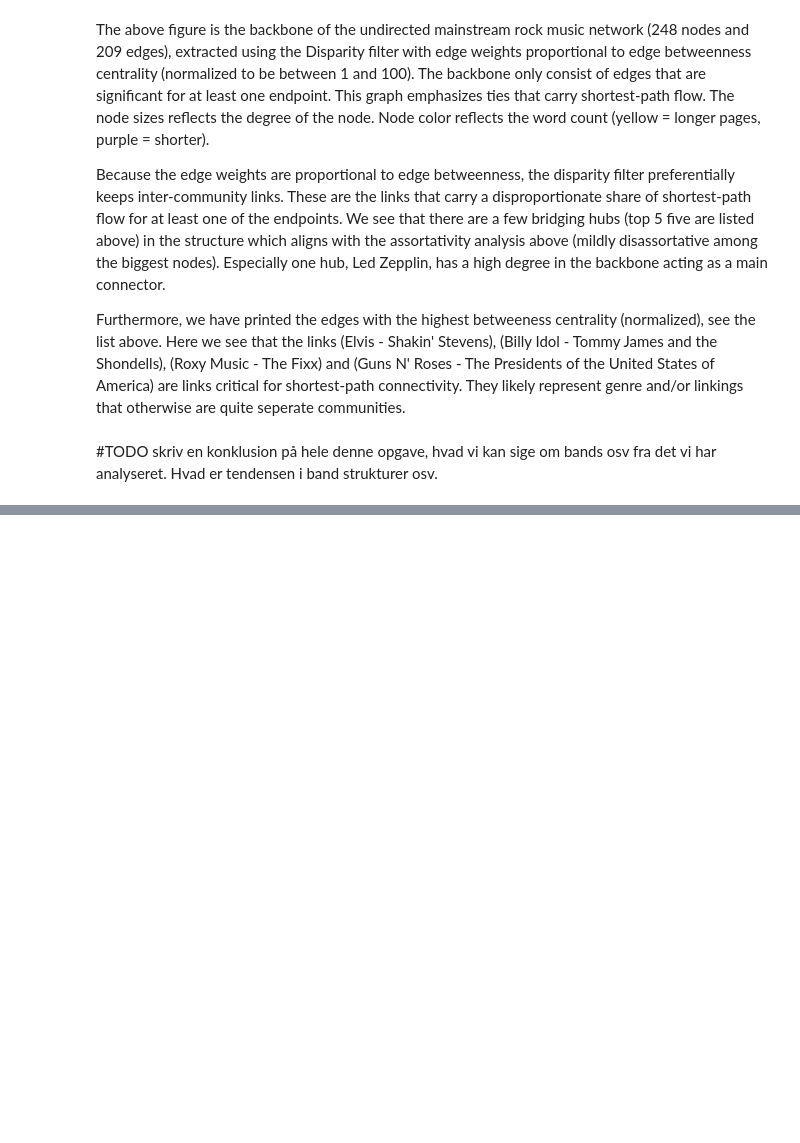
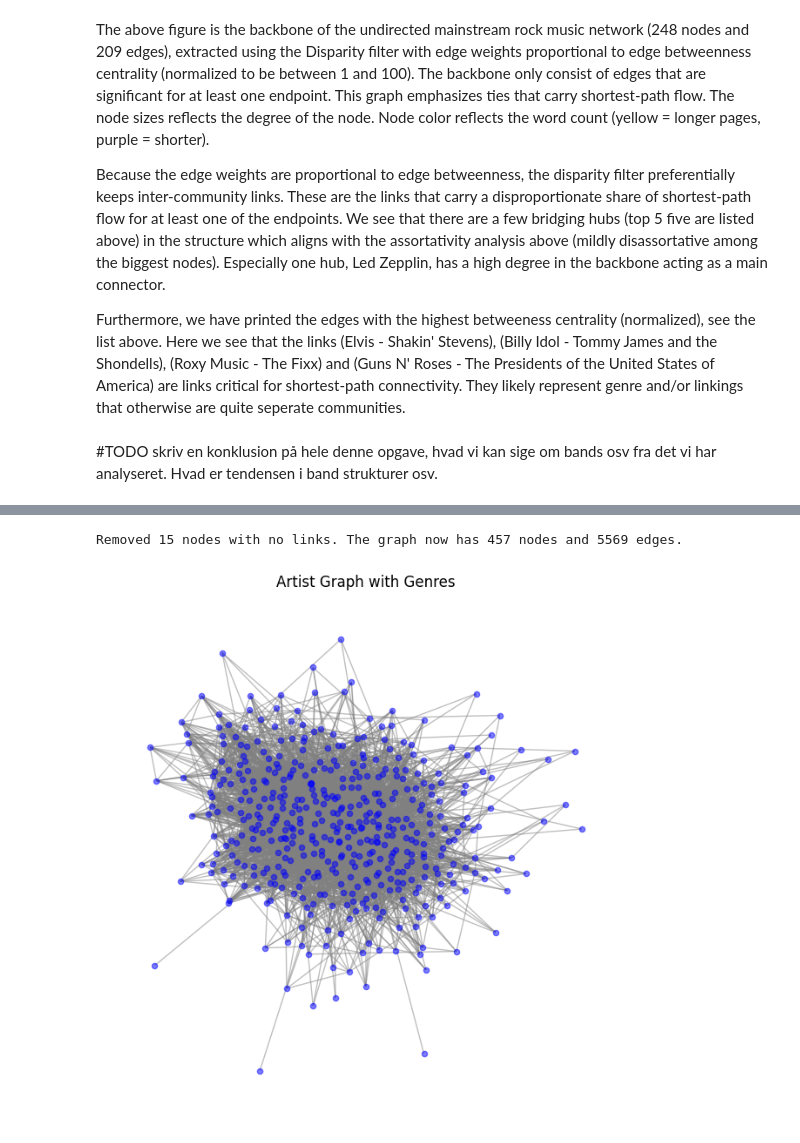
Before and after one commit to noanorgaard/SocialGraphs, a Jupyter notebook: Assignment2/Assignment2.ipynb, the cells around one changed output, grey strips where cells are left out. Cells and saved outputs as stored; diff of their text form; code cells hidden in the pictures; blank space fills up the shorter version.

```diff
--- a/Assignment2/Assignment2.ipynb
+++ b/Assignment2/Assignment2.ipynb
@@ -452,0 +704,35 @@ Furthermore, we have printed the edges with the highest betweeness centrality (n
+# %%
+# Create an empty graph
+G_artists = nx.Graph()
+
+# Add nodes to the graph from the artists_with_genres
+# The keys of the dictionary are the artist names (nodes)
+# The values are the lists of genres (attributes)
+for artist, genres in artists_with_genres.items():
+    G_artists.add_node(artist, genres=genres)
+
+# Load the original links graph from Assignment 1
+#G_links = nx.read_graphml(r"/Users/noa/Desktop/02805 - Social Graphs/SocialGraphs/Noa/Bands_graph.graphml")
+G_links = nx.read_graphml(r"/Users/iben/Desktop/Social_graphs/SocialGraphs/Noa/Bands_graph.graphml")
+# Adding edges to G_artists based on G_links
+G = G_artists.copy()
+
+for u, v in G_links.edges():
+    if G.has_node(u) and G.has_node(v):
+        G.add_edge(u, v)
+
+# NOTE: G is now our final graph with genres as node attributes and the links are the original links from Assignment 1 and all nodes are removed that has no info-box
+
+# Remove nodes with no links
+nodes_to_remove = [node for node in G.nodes() if G.degree(node) == 0]
+G.remove_nodes_from(nodes_to_remove)
+print(f"Removed {len(nodes_to_remove)} nodes with no links. The graph now has {G.number_of_nodes()} nodes and {G.number_of_edges()} edges.")
+
+plt.figure(figsize=(6, 6))
+pos = nx.spring_layout(G, seed=42)  # positions for all nodes
+nx.draw(G, pos, node_size=20, node_color='blue', edge_color='gray', alpha=0.5)
+plt.title("Artist Graph with Genres")
+plt.show()
+# %% [output]
+Removed 15 nodes with no links. The graph now has 457 nodes and 5569 edges.
+[figure, added]
```
Also changed, not shown: parts of 29 cells of this notebook.
